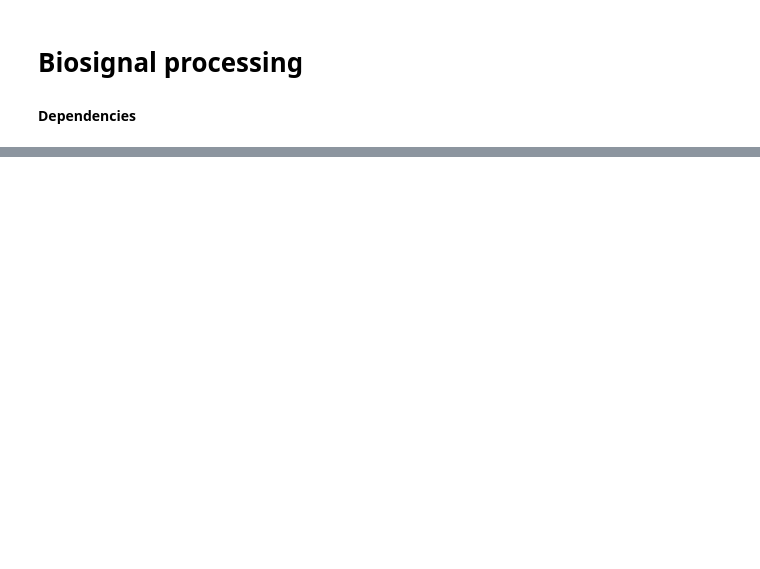
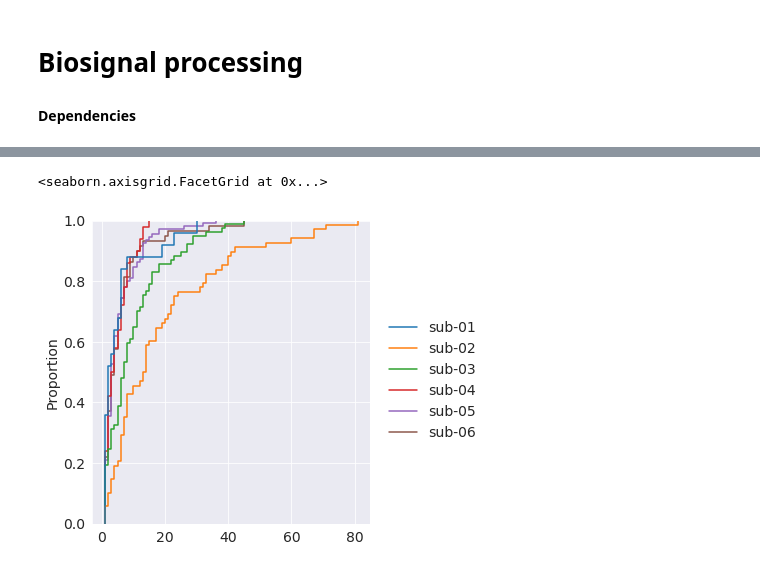
Before and after one commit to sangfrois/ds_prep, a Jupyter notebook: physio/notebooks/cleaning.ipynb, the cells around one changed output, grey strips where cells are left out. Cells and saved outputs as stored; diff of their text form; code cells hidden in the pictures; blank space fills up the shorter version.

```diff
--- a/physio/notebooks/cleaning.ipynb
+++ b/physio/notebooks/cleaning.ipynb
@@ -100,0 +202,36 @@ plt.plot(nk.standardize(rate[2500000:3500000]))
+# %%
+indir = "/scratch/flesp/physio_data/friends/viz/"
+sub=['sub-01', 'sub-02','sub-03', 'sub-04','sub-05', 'sub-06']
+sessions=['ses-001','ses-002','ses-003','ses-004','ses-005','ses-006','ses-007','ses-008',
+          'ses-009','ses-010','ses-011','ses-012','ses-013','ses-014','ses-015','ses-016','ses-017',
+          'ses-018','ses-019','ses-020',]
+res={}
+for s in sub:
+    print(s)
+    print("~"*30)
+    print("~"*30)
+    res[s]=[]
+    for ses in sessions:
+        print(f"Currently processing {ses}")
+
+        json = glob.glob(f"{indir}{s}/{ses}/*.json")
+
+        json.sort()
+        for i, info in enumerate(json):
+            with open(info, 'rb') as f:
+                tmp = pickle.load(f)
+            print(f"{ses} run {i+1}")
+            print("-"*30)
+            try:
+                print("Ectopic",tmp['PPG_ectopic'])
+            except KeyError:
+                continue
+            if np.mean(tmp['PPG_clean_rr_hp']) != :
+                res[s].append(round(np.mean(tmp['PPG_clean_rr_hp']), 3))
+            print("mean IBI - Systole", round(tmp['PPG_clean_rr_systole'].mean(), 3))
+            print("mean IBI - HeartPy", round(np.mean(tmp['PPG_clean_rr_hp']), 3))
+            print("Short",tmp['PPG_short'])
+            print("Extra",tmp['PPG_extra'])
+            print("Long",tmp['PPG_long'])
+            print("Missed",tmp['PPG_missed'])
+            print("Percentage of rejected",round(tmp['PPG_%_rejected_segments']*100, 3))
@@ -100,0 +270,4 @@ plt.plot(nk.standardize(rate[2500000:3500000]))
+# %%
+results=pd.DataFrame.from_dict(res, orient='index')
+results = results.T
+results.replace(0, np.nan)
@@ -100,0 +288,5 @@ plt.plot(nk.standardize(rate[2500000:3500000]))
+# %%
+sns.displot(data=results.replace(0, np.nan), kind='ecdf')
+# %% [output]
+<seaborn.axisgrid.FacetGrid at 0x...>
+[figure, added]
```
Also changed, not shown: parts of 43 cells of this notebook, 5 other files.
